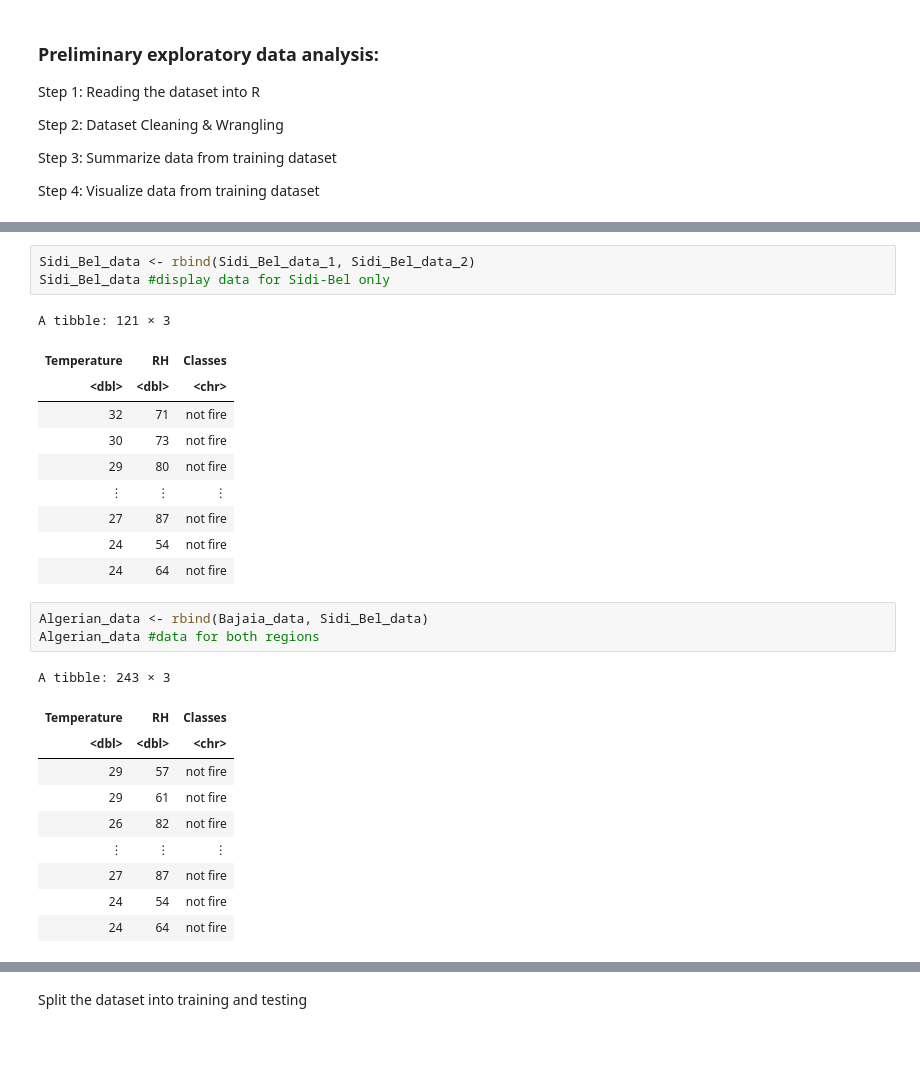
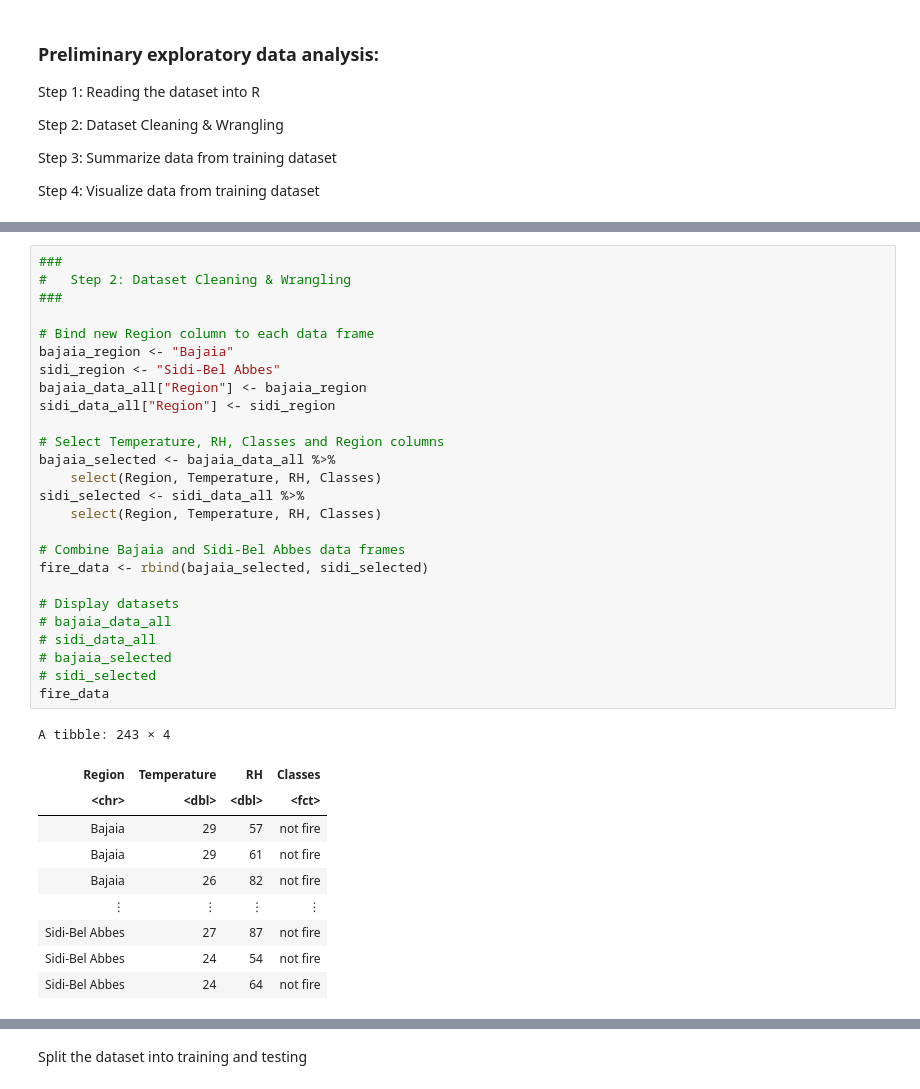
Before and after one commit to AKNeyugn/dsci100-002-group9-project, a Jupyter notebook: project_proposal.ipynb, the cells around one changed output, grey strips where cells are left out. Cells and saved outputs as stored; diff of their text form; blank space fills up the shorter version.

```diff
--- a/project_proposal.ipynb
+++ b/project_proposal.ipynb
@@ -145,29 +112,38 @@ A tibble: 122 × 3
-# %%
-Sidi_Bel_data <- rbind(Sidi_Bel_data_1, Sidi_Bel_data_2)
-Sidi_Bel_data #display data for Sidi-Bel only
-# %% [output]
-A tibble: 121 × 3
-| Temperature | RH | Classes |
-| <dbl> | <dbl> | <chr> |
-| 32 | 71 | not fire |
-| 30 | 73 | not fire |
-| 29 | 80 | not fire |
-| ⋮ | ⋮ | ⋮ |
-| 27 | 87 | not fire |
-| 24 | 54 | not fire |
-| 24 | 64 | not fire |
-# %%
-Algerian_data <- rbind(Bajaia_data, Sidi_Bel_data)
-Algerian_data #data for both regions
-# %% [output]
-A tibble: 243 × 3
-| Temperature | RH | Classes |
-| <dbl> | <dbl> | <chr> |
-| 29 | 57 | not fire |
-| 29 | 61 | not fire |
-| 26 | 82 | not fire |
-| ⋮ | ⋮ | ⋮ |
-| 27 | 87 | not fire |
-| 24 | 54 | not fire |
-| 24 | 64 | not fire |
+# %%
+###
+#   Step 2: Dataset Cleaning & Wrangling
+###
+
+# Bind new Region column to each data frame
+bajaia_region <- "Bajaia"
+sidi_region <- "Sidi-Bel Abbes"
+bajaia_data_all["Region"] <- bajaia_region
+sidi_data_all["Region"] <- sidi_region
+
+# Select Temperature, RH, Classes and Region columns
+bajaia_selected <- bajaia_data_all %>%
+    select(Region, Temperature, RH, Classes)
+sidi_selected <- sidi_data_all %>%
+    select(Region, Temperature, RH, Classes)
+
+# Combine Bajaia and Sidi-Bel Abbes data frames
+fire_data <- rbind(bajaia_selected, sidi_selected)
+
+# Display datasets
+# bajaia_data_all
+# sidi_data_all
+# bajaia_selected
+# sidi_selected
+fire_data
+# %% [output]
+A tibble: 243 × 4
+| Region | Temperature | RH | Classes |
+| <chr> | <dbl> | <dbl> | <fct> |
+| Bajaia | 29 | 57 | not fire |
+| Bajaia | 29 | 61 | not fire |
+| Bajaia | 26 | 82 | not fire |
+| ⋮ | ⋮ | ⋮ | ⋮ |
+| Sidi-Bel Abbes | 27 | 87 | not fire |
+| Sidi-Bel Abbes | 24 | 54 | not fire |
+| Sidi-Bel Abbes | 24 | 64 | not fire |
 # %%
```
Also changed, not shown: parts of 4 cells of this notebook.
